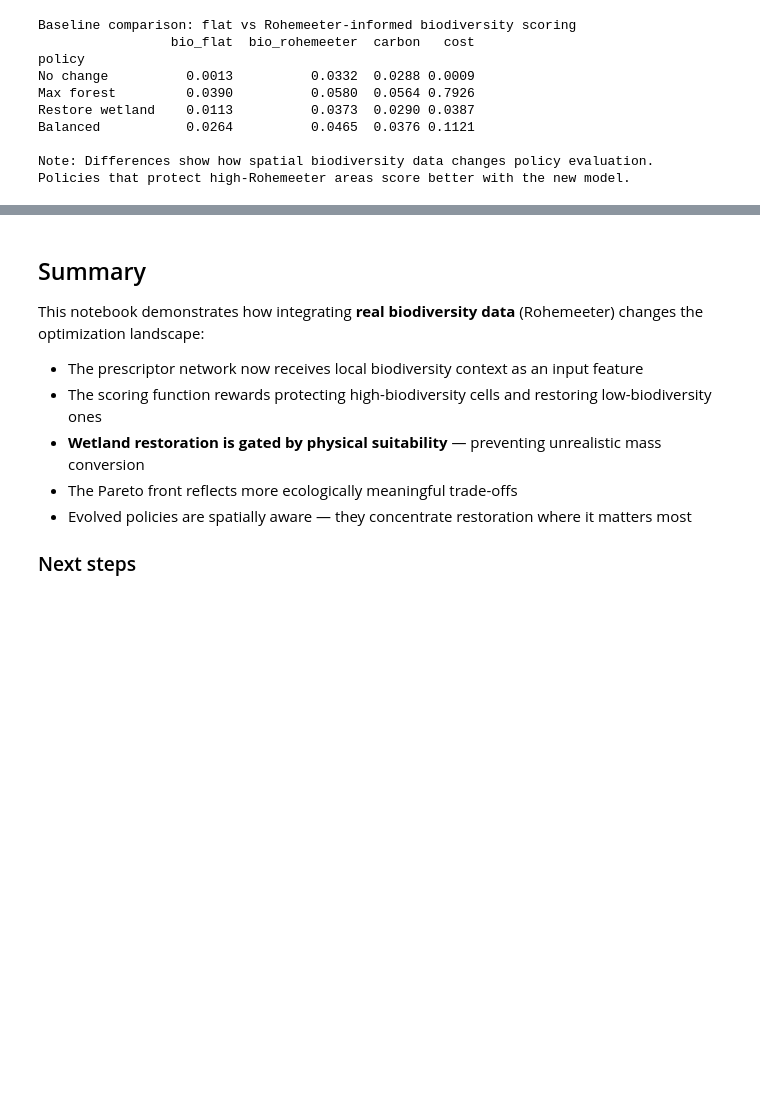
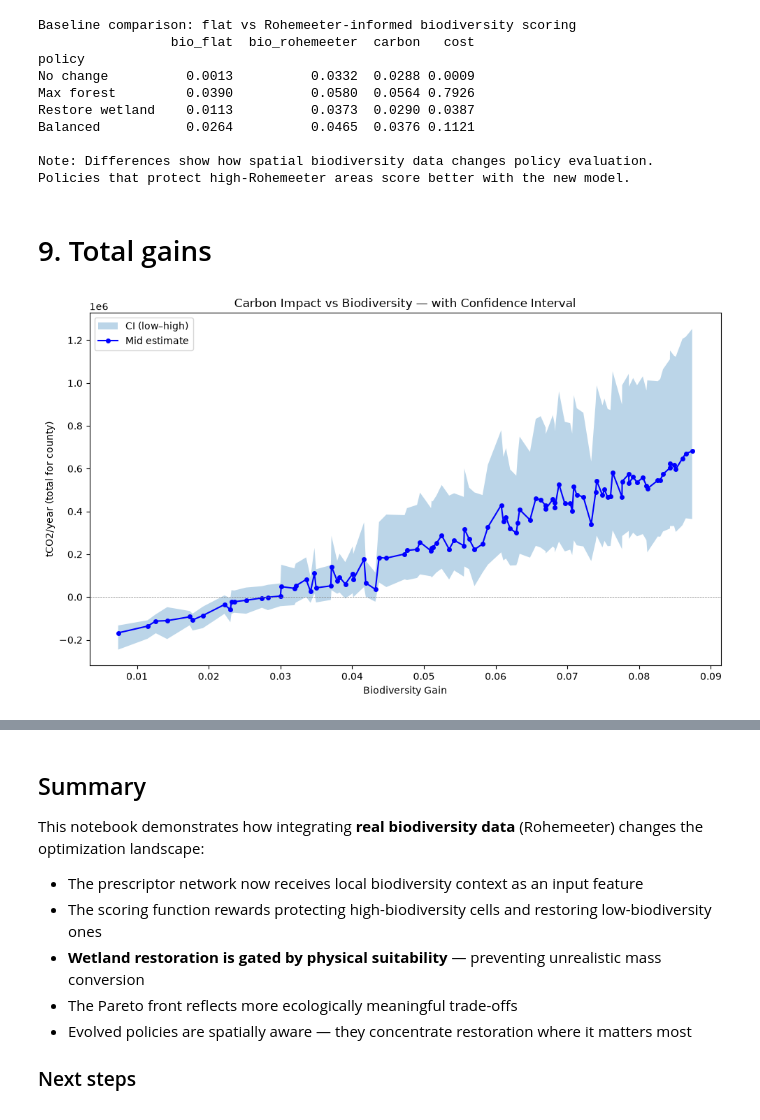
Before and after one commit to RRisto/et-landuse, a Jupyter notebook: notebooks/03.2_neuroevolution_biodiversity.ipynb, the cells around one changed output, grey strips where cells are left out. Drawn from its saved outputs; the diff is of its cells as text; code cells hidden in the pictures; blank space fills up the shorter version.

```diff
--- a/notebooks/03.2_neuroevolution_biodiversity.ipynb
+++ b/notebooks/03.2_neuroevolution_biodiversity.ipynb
@@ -520,3 +520,37 @@ Balanced           0.0264          0.0465  0.0376 0.1121
 
 Note: Differences show how spatial biodiversity data changes policy evaluation.
 Policies that protect high-Rohemeeter areas score better with the new model.
+# %% [markdown]
+# 9. Total gains
+# %%
+from estonia_landuse.simulator.carbon_tonnes import summarize_carbon_tonnes, estimate_carbon_tonnes_ci
+
+# Get CI for multiple Pareto front policies
+results_ci = []
+for i, p in enumerate(front0):
+    targets = p.prescribe(feat_norm)
+    ci = estimate_carbon_tonnes_ci(gdf, targets)
+    results_ci.append({
+        'id': i,
+        'tco2_low': ci['low']['total_tco2_per_year'],
+        'tco2_mid': ci['mid']['total_tco2_per_year'],
+        'tco2_high': ci['high']['total_tco2_per_year'],
+        'bio_gain': pareto_df.loc[i, 'biodiversity_gain'],
+    })
+
+ci_df = pd.DataFrame(results_ci).sort_values('bio_gain')
+
+# Plot with confidence interval
+fig, ax = plt.subplots(figsize=(10, 6))
+ax.fill_between(ci_df['bio_gain'], ci_df['tco2_low'], ci_df['tco2_high'],
+                alpha=0.3, label='CI (low–high)')
+ax.plot(ci_df['bio_gain'], ci_df['tco2_mid'], 'b-o', markersize=4, label='Mid estimate')
+ax.set_xlabel('Biodiversity Gain')
+ax.set_ylabel('tCO2/year (total for county)')
+ax.set_title('Carbon Impact vs Biodiversity — with Confidence Interval')
+ax.legend()
+ax.axhline(0, color='gray', ls='--', lw=0.5)
+plt.tight_layout()
+plt.show()
+# %% [output]
+[figure, added]
```
Also changed, not shown: parts of 6 cells of this notebook, 6 other files.
